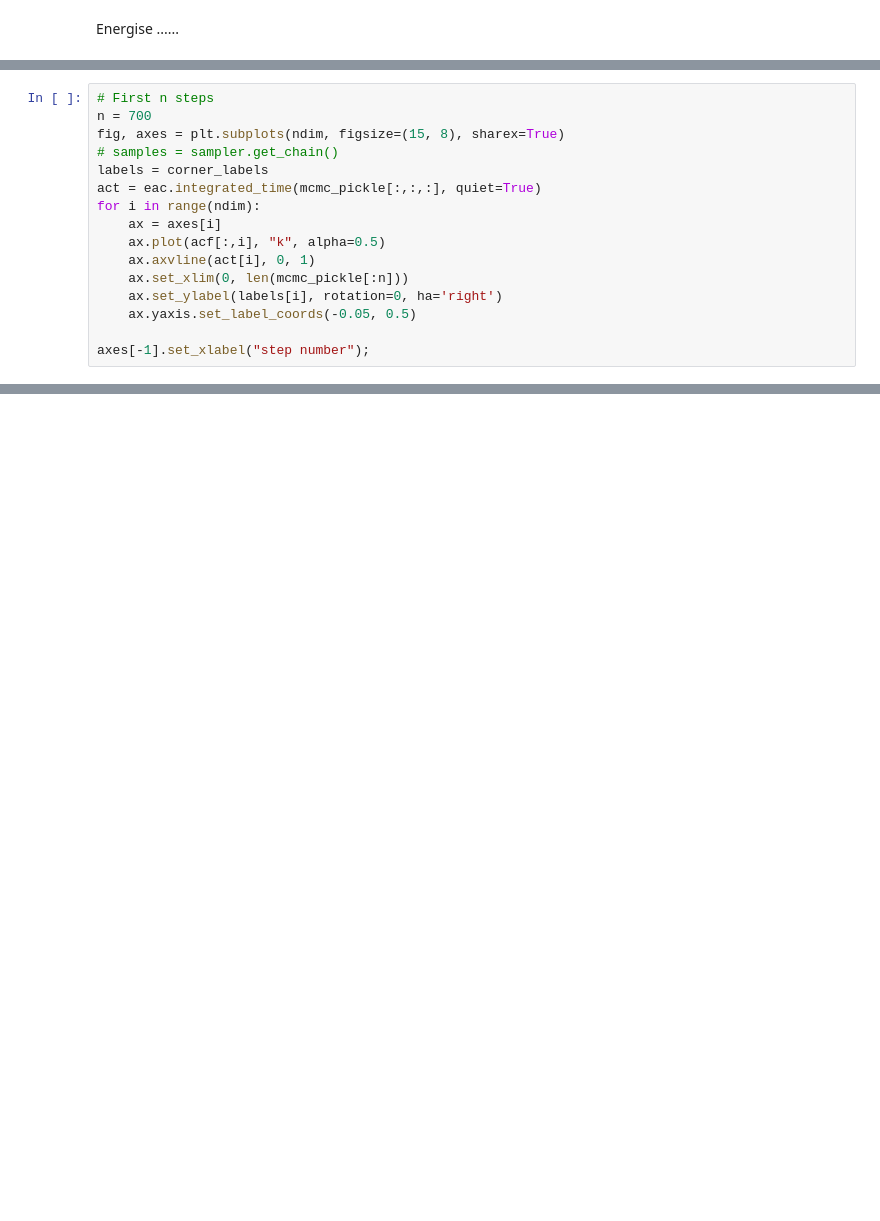
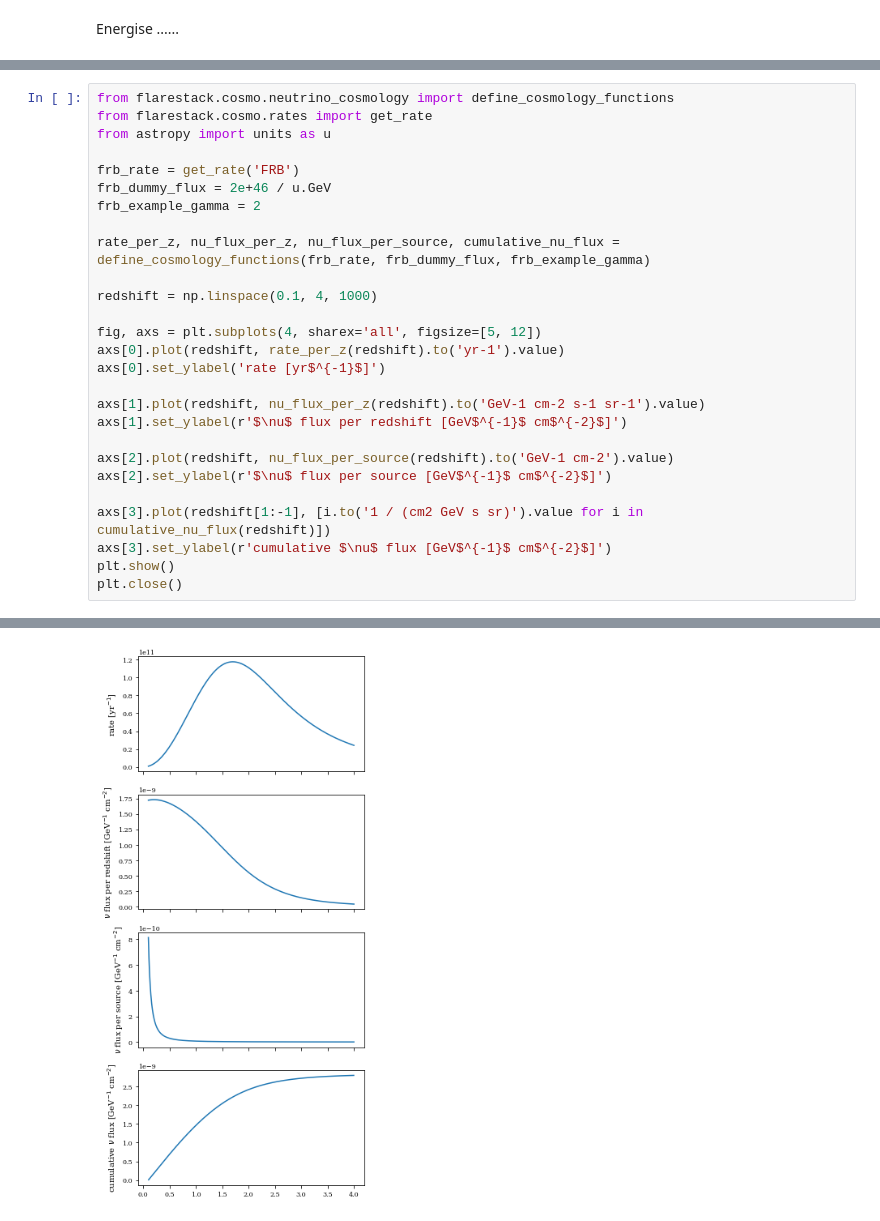
Before and after one commit to icecube/flarestack, a Jupyter notebook: examples/ipython_notebooks/flarestack_llh_workshop.ipynb, the cells around one changed output, grey strips where cells are left out. Cells and saved outputs as stored; diff of their text form; blank space fills up the shorter version.

```diff
--- a/examples/ipython_notebooks/flarestack_llh_workshop.ipynb
+++ b/examples/ipython_notebooks/flarestack_llh_workshop.ipynb
@@ -422,16 +261,0 @@ acf
-# %%
-# First n steps
-n = 700
-fig, axes = plt.subplots(ndim, figsize=(15, 8), sharex=True)
-# samples = sampler.get_chain()
-labels = corner_labels
-act = eac.integrated_time(mcmc_pickle[:,:,:], quiet=True)
-for i in range(ndim):
-    ax = axes[i]
-    ax.plot(acf[:,i], "k", alpha=0.5)
-    ax.axvline(act[i], 0, 1)
-    ax.set_xlim(0, len(mcmc_pickle[:n]))
-    ax.set_ylabel(labels[i], rotation=0, ha='right')
-    ax.yaxis.set_label_coords(-0.05, 0.5)
-
-axes[-1].set_xlabel("step number");
@@ -437,0 +302,28 @@ axes[-1].set_xlabel("step number");
+# %%
+from flarestack.cosmo.neutrino_cosmology import define_cosmology_functions
+from flarestack.cosmo.rates import get_rate
+from astropy import units as u
+
+frb_rate = get_rate('FRB')
+frb_dummy_flux = 2e+46 / u.GeV
+frb_example_gamma = 2
+
+rate_per_z, nu_flux_per_z, nu_flux_per_source, cumulative_nu_flux = define_cosmology_functions(frb_rate, frb_dummy_flux, frb_example_gamma)
+
+redshift = np.linspace(0.1, 4, 1000)
+
+fig, axs = plt.subplots(4, sharex='all', figsize=[5, 12])
+axs[0].plot(redshift, rate_per_z(redshift).to('yr-1').value)
+axs[0].set_ylabel('rate [yr$^{-1}$]')
+
+axs[1].plot(redshift, nu_flux_per_z(redshift).to('GeV-1 cm-2 s-1 sr-1').value)
+axs[1].set_ylabel(r'$\nu$ flux per redshift [GeV$^{-1}$ cm$^{-2}$]')
+
+axs[2].plot(redshift, nu_flux_per_source(redshift).to('GeV-1 cm-2').value)
+axs[2].set_ylabel(r'$\nu$ flux per source [GeV$^{-1}$ cm$^{-2}$]')
+
+axs[3].plot(redshift[1:-1], [i.to('1 / (cm2 GeV s sr)').value for i in cumulative_nu_flux(redshift)])
+axs[3].set_ylabel(r'cumulative $\nu$ flux [GeV$^{-1}$ cm$^{-2}$]')
+plt.show()
+plt.close()
+# %% [output]
@@ -437,0 +335 @@ axes[-1].set_xlabel("step number");
+[figure, added]
```
Also changed, not shown: parts of 73 cells of this notebook.
